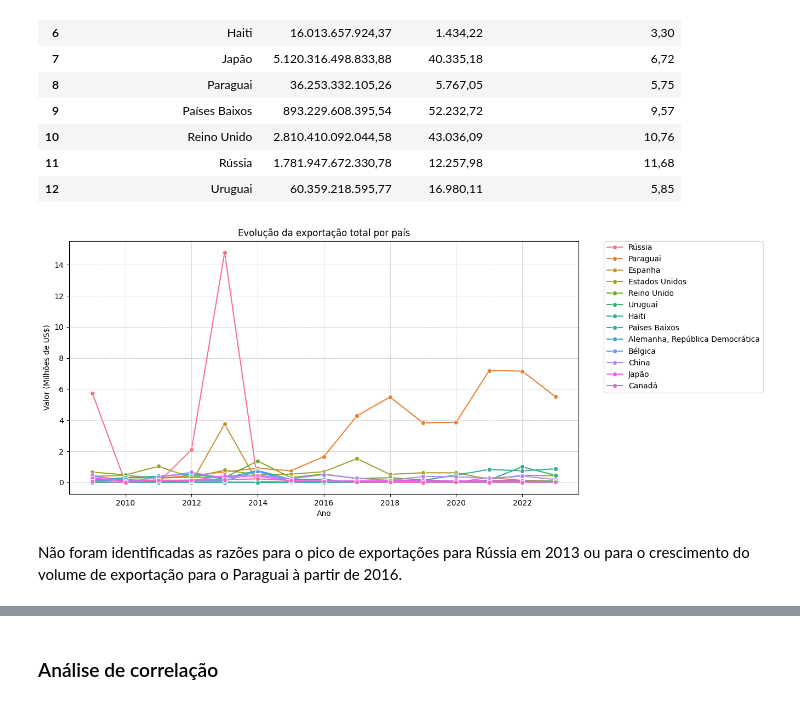
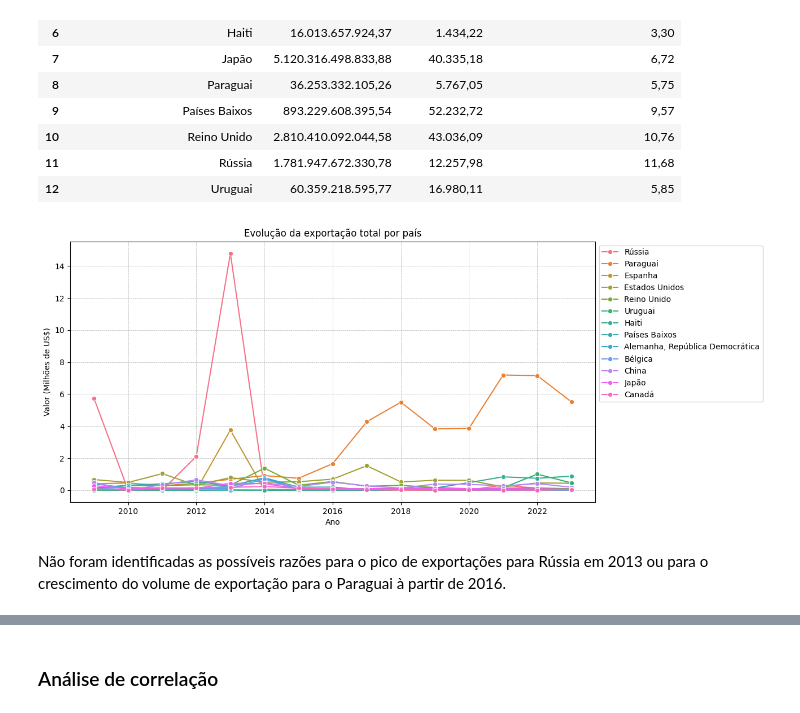
Before and after one commit to edupmon/fiap, a Jupyter notebook: pos-tech/data-analytics/fase-1/04-tech-challenge/fase-1-tech-challenge-data-analytics.ipynb, the cells around one changed output, grey strips where cells are left out. Cells and saved outputs as stored; diff of their text form; code cells hidden in the pictures.

```diff
--- a/pos-tech/data-analytics/fase-1/04-tech-challenge/fase-1-tech-challenge-data-analytics.ipynb
+++ b/pos-tech/data-analytics/fase-1/04-tech-challenge/fase-1-tech-challenge-data-analytics.ipynb
@@ -508,24 +511,24 @@ ind_medio_pais
 # %%
 # Evolução da exportação total por país
 export_data_pais = exportacao_analise.groupby(['pais', 'ano'])['vlr_usd']\
                                      .sum().reset_index().copy()
 export_data_pais['vlr_usd'] = export_data_pais['vlr_usd']/1_000_000
 export_data_pais.sort_values('vlr_usd', ascending=False, inplace=True)
 
 plt.figure(figsize=(12, 6))
 
 sns.lineplot(data=export_data_pais, x='ano', y='vlr_usd', hue='pais',
              marker='o')
 
 plt.title('Evolução da exportação total por país')
 plt.xlabel('Ano')
 plt.ylabel('Valor (Milhões de US$)')
 plt.grid(True, which='both', linestyle='--', linewidth=0.5)
-plt.legend(bbox_to_anchor=(1.05, 1), loc='upper left', borderaxespad=0.)
+plt.legend(bbox_to_anchor=(1, 1), loc='upper left')
 plt.show()
 # %% [output]
-[figure, old version]
+[figure, new version]
 # %% [markdown]
-Não foram identificadas as razões para o pico de exportações para Rússia em
-2013 ou para o crescimento do volume de exportação para o Paraguai à partir de
-2016.
+Não foram identificadas as possíveis razões para o pico de exportações para
+Rússia em 2013 ou para o crescimento do volume de exportação para o Paraguai à
+partir de 2016.
```
Also changed, not shown: parts of 24 cells of this notebook, 1 other file.
